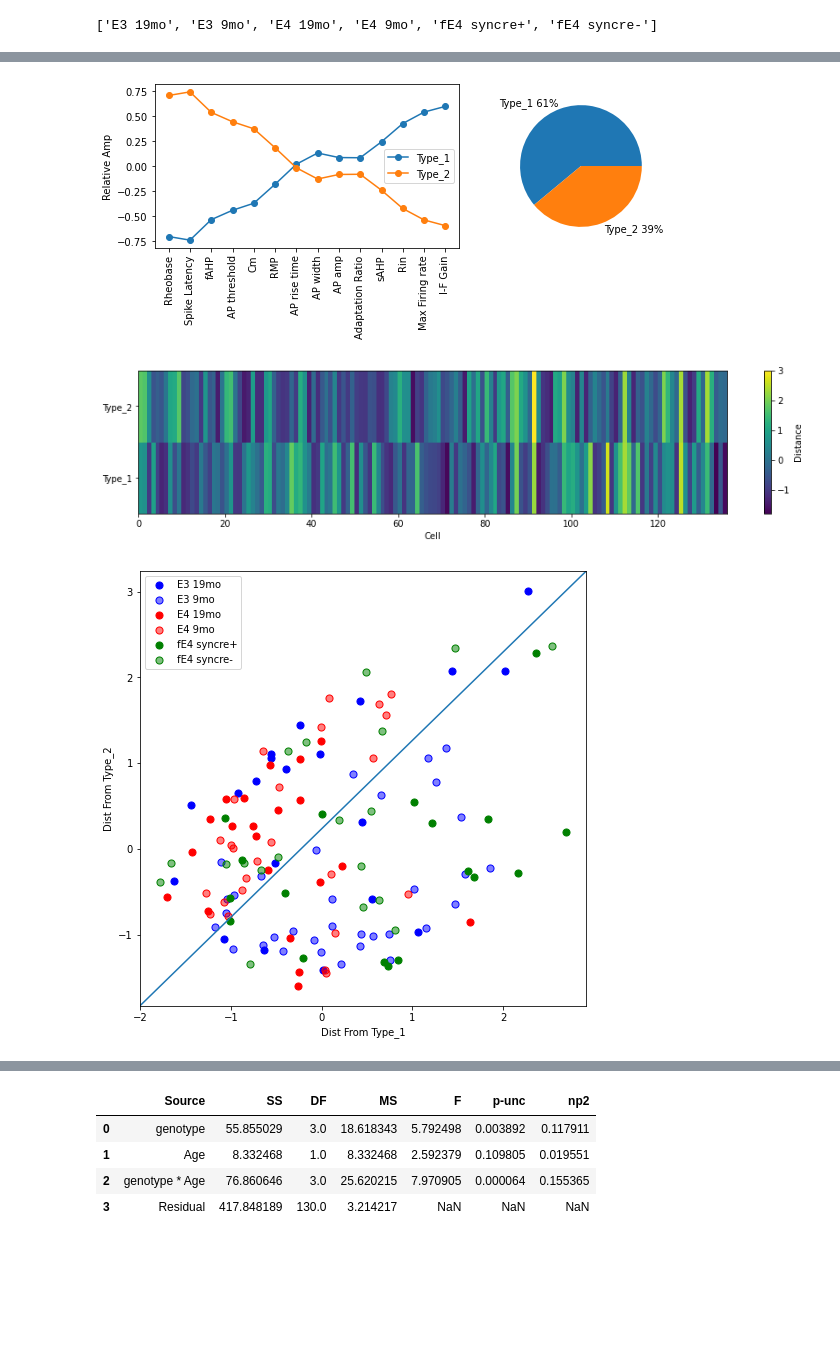
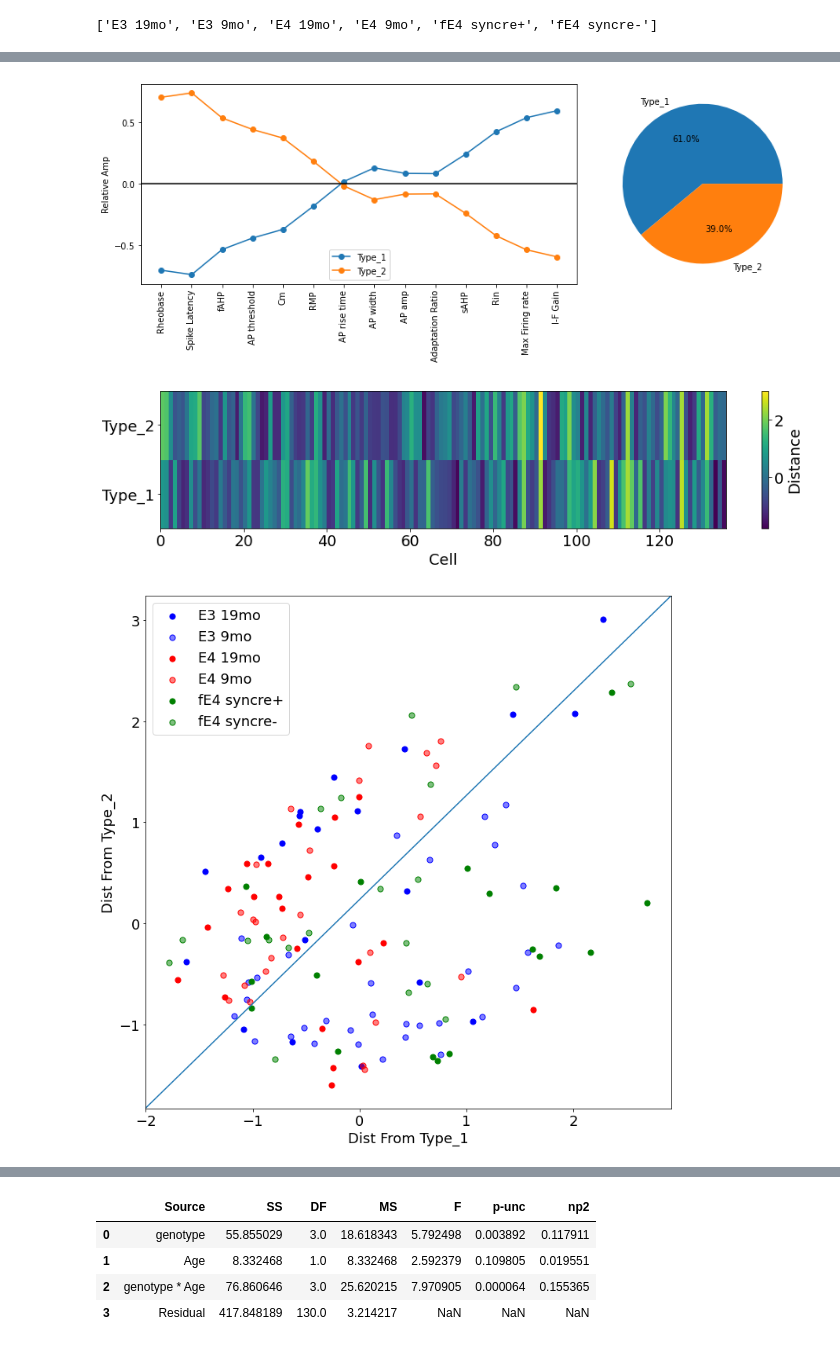
Before and after one commit to dtabuena/ApoE_Data_Clustering, a Jupyter notebook: Cluster_CA3.ipynb, the cells around one changed output, grey strips where cells are left out. Drawn from its saved outputs; the diff is of its cells as text; code cells hidden in the pictures; blank space fills up the shorter version.

```diff
--- a/Cluster_CA3.ipynb
+++ b/Cluster_CA3.ipynb
@@ -160,4 +160,6 @@ for ti in range(num_t):
 plt.colorbar(c, ax=ax[ti],label='Rel. Amplitude')
 plt.show()
 fig.savefig('Normalized_Vals_split.'+fig_opt['format'],**fig_opt)
+
+plt.rcParams.update({'font.size': 10})
 # %% [output]
@@ -172,18 +174,20 @@ distances = kmeans.transform(data_for_fit)
 rel_centers = (centers.T - np.mean(centers.T,axis = 0)).T
 
 new_cent_order = np.argsort(centers[:,0]).tolist()
-fig, ax = plt.subplots(1,2,figsize = [9,3], gridspec_kw={'width_ratios': [2, 1]} )
+fig_clust_pie, ax = plt.subplots(1,2,figsize = [12,5], gridspec_kw={'width_ratios': [2, 1]} )
 ax[0].plot(rel_centers[new_cent_order,:],'-o')
 ax[0].legend(['Type_1', 'Type_2'])
 sorted_numericals = [numericals[i] for i in new_cent_order]
 ax[0].set_xticks(np.arange(len(numericals)))
 ax[0].set_xticklabels(sorted_numericals,rotation=90)
 ax[0].set_ylabel('Relative Amp')
+ax[0].axhline(0,color='k')
 labels = kmeans.labels_
 rel_counts = [np.mean( l == labels ) for l in range(2)]
 # print(counts)
-ax[1].pie( rel_counts, labels=['Type_1 '+str(round(rel_counts[0]*100))+'%', 'Type_2 '+str(round(rel_counts[1]*100))+'%']  )
-fig.savefig('Clusters.'+fig_opt['format'],**fig_opt)
+ax[1].pie( rel_counts, labels=['Type_1 ', 'Type_2 '],autopct='%1.1f%%' )
+plt.rcParams.update({'font.size': 18})
+plt.tight_layout()
 
 
 total_D = np.tile(np.sum(distances,axis=1),[2,1]).T
@@ -191,16 +195,16 @@ closeness = np.log(total_D/distances)
 closeness = (closeness - np.mean(closeness,axis=0)) / (np.std(closeness,axis=0))
 distances_norm = (distances - np.mean(distances,axis=0)) / (np.std(distances,axis=0))
 
-fig, ax = plt.subplots(1,figsize = [15,3])
+fig_distances, ax = plt.subplots(1,figsize = [15,3])
 c = ax.pcolor(distances_norm.T)
 ax.set_xlabel('Cell')
 ax.set_yticks(np.arange(2)+0.5)
 ax.set_yticklabels(['Type_1', 'Type_2'])
 # ax.title.set_text('Distance')
-fig.colorbar(c, ax=ax,label='Distance')
-fig.savefig('Cells_in_Clusters.'+fig_opt['format'],**fig_opt)
+fig_distances.colorbar(c, ax=ax,label='Distance')
+fig_distances.savefig('Cells_in_Clusters.'+fig_opt['format'],**fig_opt)
 
-fig, ax = plt.subplots(1,figsize = [8,8])
+fig_comb_scatter, ax = plt.subplots(1,figsize = [12,12])
 for ti in range(num_t):
     t = uniq_types[ti]
     t_colr = colors[ti]
@@ -214,10 +218,9 @@ ax.set_ylabel('Dist From Type_2')
 ax.plot([0, 1], [0, 1], transform=ax.transAxes)
 comb_xlim = ax.get_xlim()
 comb_ylim = ax.get_ylim()
-fig.savefig('GenoType_dist.'+fig_opt['format'],**fig_opt)
 
 #### separate #####
-fig, axs = plt.subplots(2,3,figsize = [15,10])
+fig_sep_scatter, axs = plt.subplots(2,3,figsize = [15,10])
 axs = axs.T.flatten()
 for ti in range(num_t):
     t = uniq_types[ti]
@@ -238,39 +241,50 @@ for ti in range(num_t):
         both = [i for i in is_type if i in is_extra_ind]
         axs[ti].scatter(distances_norm[both,0],distances_norm[both,1],color=t_colr,
                          label=t,marker='x',s=400,linewidths=3,edgecolors=t_colr_edge)
+plt.rcParams.update({'font.size': 18})
+plt.tight_layout()
 
-fig.savefig('GenoType_dist_Separate.'+fig_opt['format'],**fig_opt)
 
 
 
 
 #### separate #####
-fig, axs = plt.subplots(2,3,figsize = [15,10])
+fig_sep_hist, axs = plt.subplots(2,3,figsize = [15,10])
 axs = axs.T.flatten()
 for ti in range(num_t):
     t = uniq_types[ti]
     t_colr = colors[ti]
     t_colr_edge = colors[  int(np.ceil((ti+1)/2)-1)*2 ]
     is_type = [ind for ind in range(len(type_num)) if type_num[ind]==ti]
 
     score = closeness[:,1] - closeness[:,0]
 
     axs[ti].hist(score[is_type],7,color=t_colr,histtype='bar',density=True,range=(-3.25,3.25),edgecolor=t_colr_edge)
     axs[ti].title.set_text(t)
     axs[ti].axvline(0, color='k') # vertical
     axs[ti].set_ylim(0,0.65)
     axs[ti].set_ylabel('PDF')
-    axs[ti].text(.8, .9, 'Type 2',transform=axs[ti].transAxes)
-    axs[ti].text(.05, .9, 'Type 1',transform=axs[ti].transAxes)
+    axs[ti].text(.95, .9, 'Type 2',transform=axs[ti].transAxes,ha='right')
+    axs[ti].text(.05, .9, 'Type 1',transform=axs[ti].transAxes,ha='left')
 
     if plot_extras:
         is_extra = list(full_df_no_null['extra']==1)
         is_extra_ind = [i for i in range(len(is_extra)) if is_extra[i] ]
         both = [i for i in is_type if i in is_extra_ind]
         axs[ti].hist(score[both],10,color=t_colr,histtype='step',density=True,range=(-3.25,3.25))
 
-fig.savefig('GenoType_Histos.'+fig_opt['format'],**fig_opt)
+
+
+
+plt.rcParams.update({'font.size': 18})
+plt.tight_layout()
+plt.show()
+
+fig_clust_pie.savefig('Clusters.'+fig_opt['format'],**fig_opt)
+fig_sep_scatter.savefig('GenoType_dist_Separate.'+fig_opt['format'],**fig_opt)
+fig_comb_scatter.savefig('GenoType_dist.'+fig_opt['format'],**fig_opt)
+fig_sep_hist.savefig('GenoType_Histos.'+fig_opt['format'],**fig_opt)
 # %% [output]
-[figure, old version]
+[figure, new version]
-[figure, old version]
+[figure, new version]
-[figure, old version]
+[figure, new version]
```
Also changed, not shown: parts of 6 cells of this notebook.
